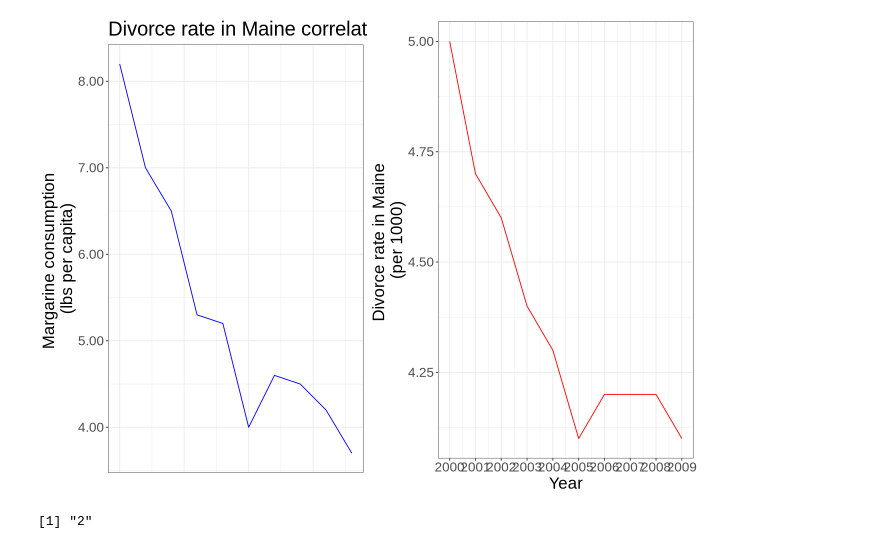
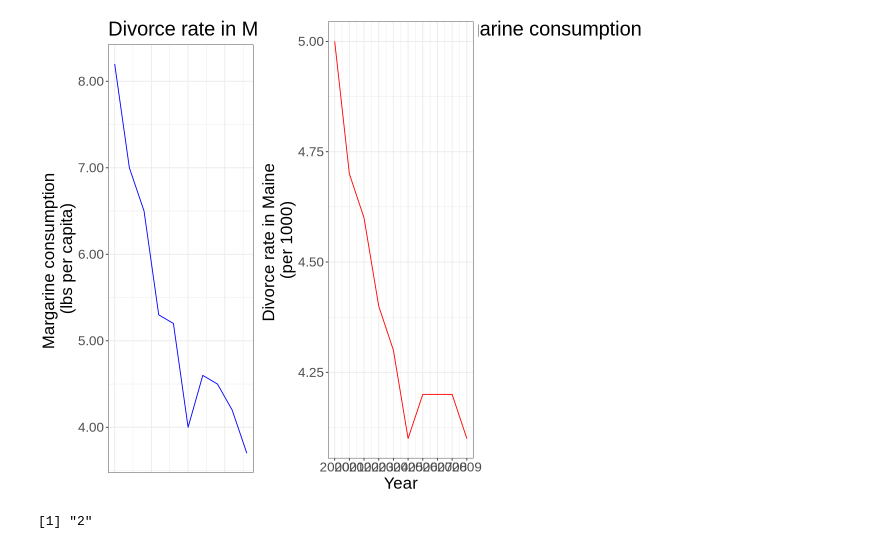
Before and after one commit to vmah1/toy_ds_project, a Jupyter notebook: marg_vs_divorce_viz.ipynb, the cells around one changed output. Cells and saved outputs as stored; diff of their text form; code cells hidden in the pictures.

Commit message:
changed scale to 3
narrow graph

```diff
--- a/marg_vs_divorce_viz.ipynb
+++ b/marg_vs_divorce_viz.ipynb
@@ -7,35 +7,35 @@ library(dplyr)
 # Data sourced from the Spurious Correlations website (http://www.tylervigen.com/spurious-correlations)
 should_have_bought_butter <- tibble(margarine_consumption = c(8.2, 7, 6.5, 5.3, 5.2,
                                                              4, 4.6, 4.5, 4.2, 3.7),
                                    maine_divorce_rate = c(5, 4.7, 4.6, 4.4, 4.3,
                                                          4.1, 4.2, 4.2, 4.2, 4.1),
                                    year = c(2000, 2001, 2002, 2003, 2004,
                                            2005, 2006, 2007, 2008, 2009))
 
 marg_vs_time <- should_have_bought_butter |>
     ggplot(aes(x = year, y = margarine_consumption)) +
         geom_line(colour = "Blue") +
         labs(x = "", y = "Margarine consumption \n(lbs per capita)",
              title = "Divorce rate in Maine correlates with margarine consumption") +
         theme_bw() +
         theme(axis.ticks.x = element_blank(),
         axis.text.x = element_blank()) +
         theme(text = element_text(size = 20)) +
         scale_y_continuous(labels = number_format(accuracy = 0.01))
 
 
 divorce_rate_vs_time <- should_have_bought_butter |>
     ggplot(aes(x = year, y = maine_divorce_rate)) +
         geom_line(colour = "Red") +
         labs(x = "Year", y = "Divorce rate in Maine \n(per 1000)") +
         scale_x_continuous(breaks = 0:2100) +
         theme_bw() +
         theme(text = element_text(size = 20))
 
 options(repr.plot.width = 11, repr.plot.height = 8)
-plot_grid(marg_vs_time, divorce_rate_vs_time, ncol = 2)
+plot_grid(marg_vs_time, divorce_rate_vs_time, ncol = 3)
 # %% [output]
-[figure, old version]
+[figure, new version]
 # %%
 
 
```
